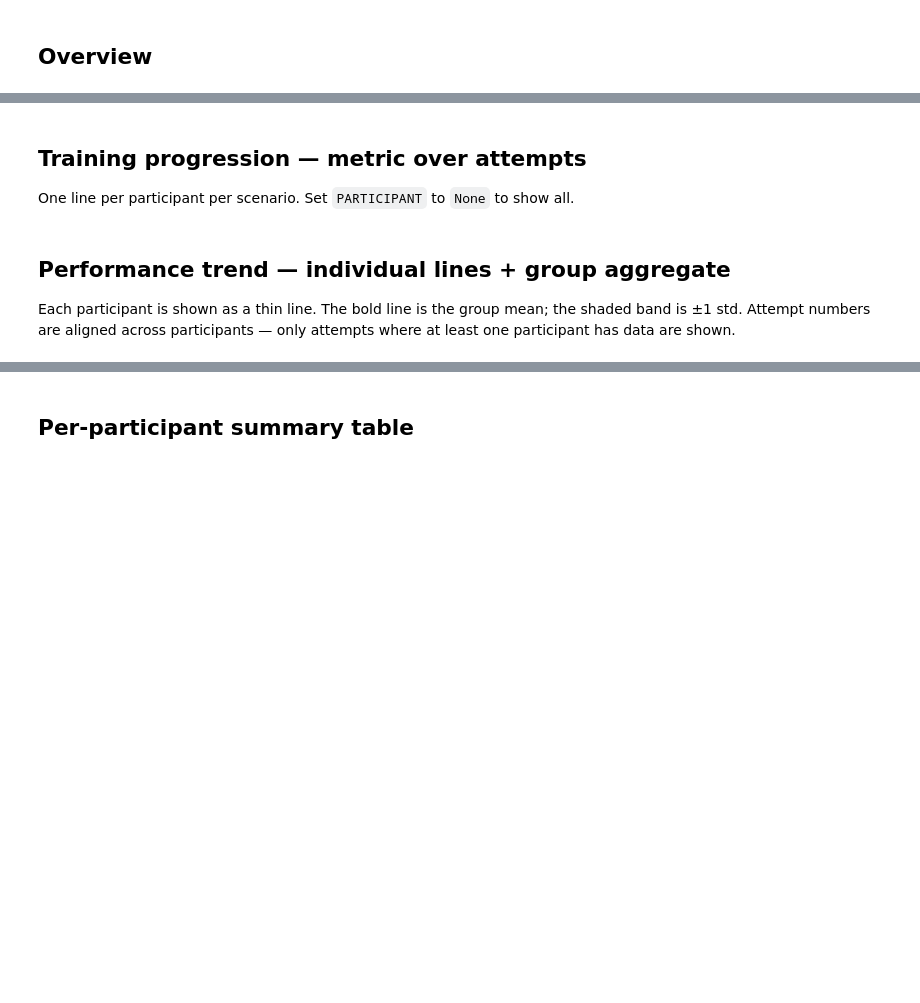
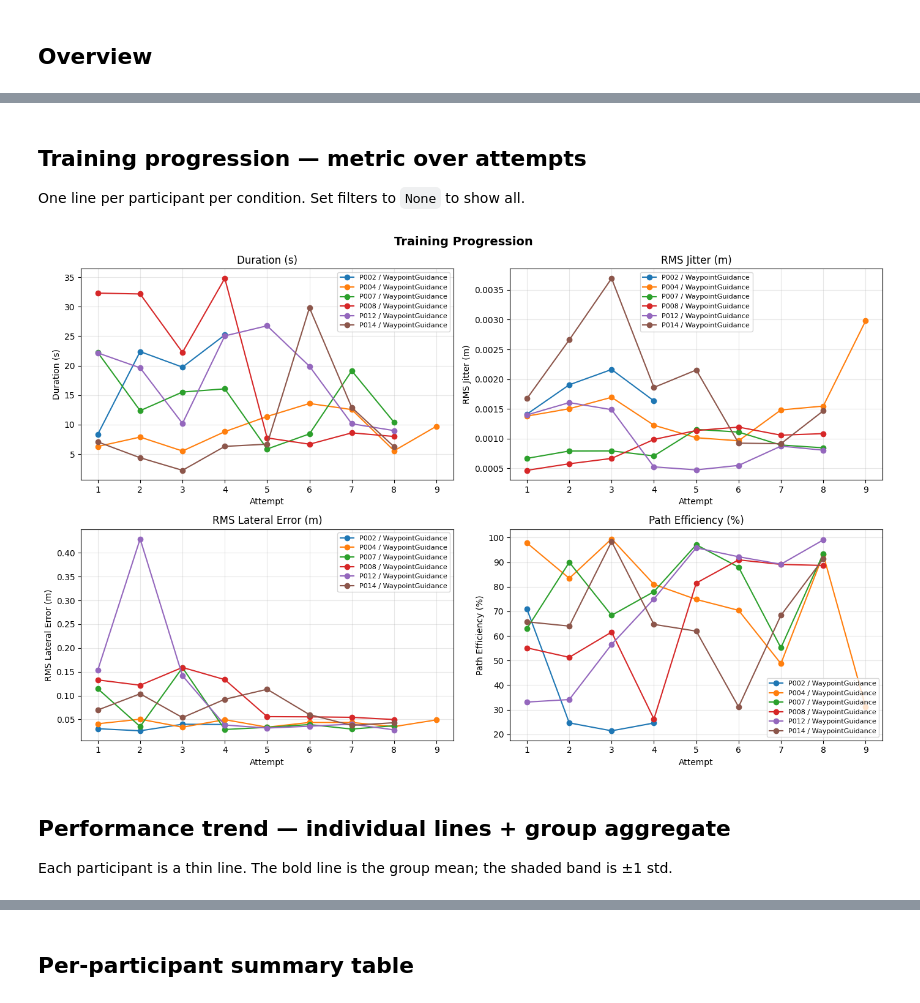
Before and after one commit to notbingsu/fyp, a Jupyter notebook: experimentation/analysis.ipynb, the cells around one changed output, grey strips where cells are left out. Drawn from its saved outputs; the diff is of its cells as text; code cells hidden in the pictures; blank space fills up the shorter version.

```diff
--- a/experimentation/analysis.ipynb
+++ b/experimentation/analysis.ipynb
@@ -36,39 +99,38 @@ with sqlite3.connect(DB_PATH) as conn:
             e.id,
             e.run_id,
             e.participant_id,
+            e.condition,
             e.scenario,
-            e.haptic_enabled,
             e.timestamp,
             e.duration,
-            m.path_efficiency,
+            m.total_duration,
             m.jitter_rms,
             m.jitter_mean,
             m.jitter_std,
             m.lateral_error_rms,
             m.lateral_error_mean,
             m.lateral_error_std,
+            m.path_efficiency,
             m.ideal_path_length,
             m.actual_path_length,
-            m.excess_path_length,
-            m.total_duration,
-            m.total_ticks,
-            m.average_tick_rate
+            m.excess_path_length
         FROM experiments e
         JOIN metrics m ON e.id = m.experiment_id
         WHERE e.status = 'completed'
-        ORDER BY e.participant_id, e.scenario, e.timestamp
+        ORDER BY e.participant_id, e.condition, e.scenario, e.timestamp
     """, conn)
 
 df["timestamp"] = pd.to_datetime(df["timestamp"])
-df["haptic_enabled"] = df["haptic_enabled"].astype(bool)
 
-# Classify attempt type by scenario name
+# Classify attempt type
 df["attempt_type"] = df["scenario"].apply(
     lambda s: "test" if "test" in s.lower() else "training"
 )
 
-# Attempt number within each participant+scenario group
-df["attempt_no"] = df.groupby(["participant_id", "scenario"]).cumcount() + 1
+# Attempt number within each participant+condition+scenario group
+df["attempt_no"] = (
+    df.groupby(["participant_id", "condition", "scenario"]).cumcount() + 1
+)
 
-print(f"{len(df)} completed experiments loaded")
+print(f"{len(df)} completed experiment(s) loaded")
 df.head()
@@ -82,36 +174,36 @@ df.groupby(["participant_id", "scenario", "haptic_enabled"]).size().rename("atte
 # %% [markdown]
 ## Training progression — metric over attempts
 
-One line per participant per scenario. Set `PARTICIPANT` to `None` to show all.
+One line per participant per condition. Set filters to `None` to show all.
 # %%
-PARTICIPANT = None   # e.g. "p1" to focus on one participant
-SCENARIO    = None   # e.g. "training1"
+PARTICIPANT = None   # e.g. "P001"
+CONDITION   = "WaypointGuidance"   # e.g. "ExpertControlled"
 
 train = df[df["attempt_type"] == "training"].copy()
 if PARTICIPANT:
     train = train[train["participant_id"] == PARTICIPANT]
-if SCENARIO:
-    train = train[train["scenario"] == SCENARIO]
+if CONDITION:
+    train = train[train["condition"] == CONDITION]
 
 fig, axes = plt.subplots(2, 2, figsize=(14, 9))
 fig.suptitle("Training Progression", fontsize=14, fontweight="bold")
 
 for ax, metric in zip(axes.flat, METRICS):
-    for (pid, sc), group in train.groupby(["participant_id", "scenario"]):
-        label = f"{pid} / {sc}"
-        ax.plot(group["attempt_no"], group[metric], marker="o", label=label)
+    for (pid, cond, sc), group in train.groupby(["participant_id", "condition", "scenario"]):
+        ax.plot(group["attempt_no"], group[metric], marker="o", label=f"{pid} / {cond}")
     ax.set_xlabel("Attempt")
     ax.set_ylabel(METRIC_LABELS[metric])
     ax.set_title(METRIC_LABELS[metric])
     ax.xaxis.set_major_locator(ticker.MaxNLocator(integer=True))
     ax.legend(fontsize=8)
     ax.grid(True, alpha=0.3)
 
 plt.tight_layout()
 plt.show()
+# %% [output]
+[figure, added]
 # %% [markdown]
 ## Performance trend — individual lines + group aggregate
 
-Each participant is shown as a thin line. The bold line is the group mean; the shaded band is ±1 std.
-Attempt numbers are aligned across participants — only attempts where at least one participant has data are shown.
+Each participant is a thin line. The bold line is the group mean; the shaded band is ±1 std.
 # %%
```
Also changed, not shown: parts of 14 cells of this notebook, 5 other files.
